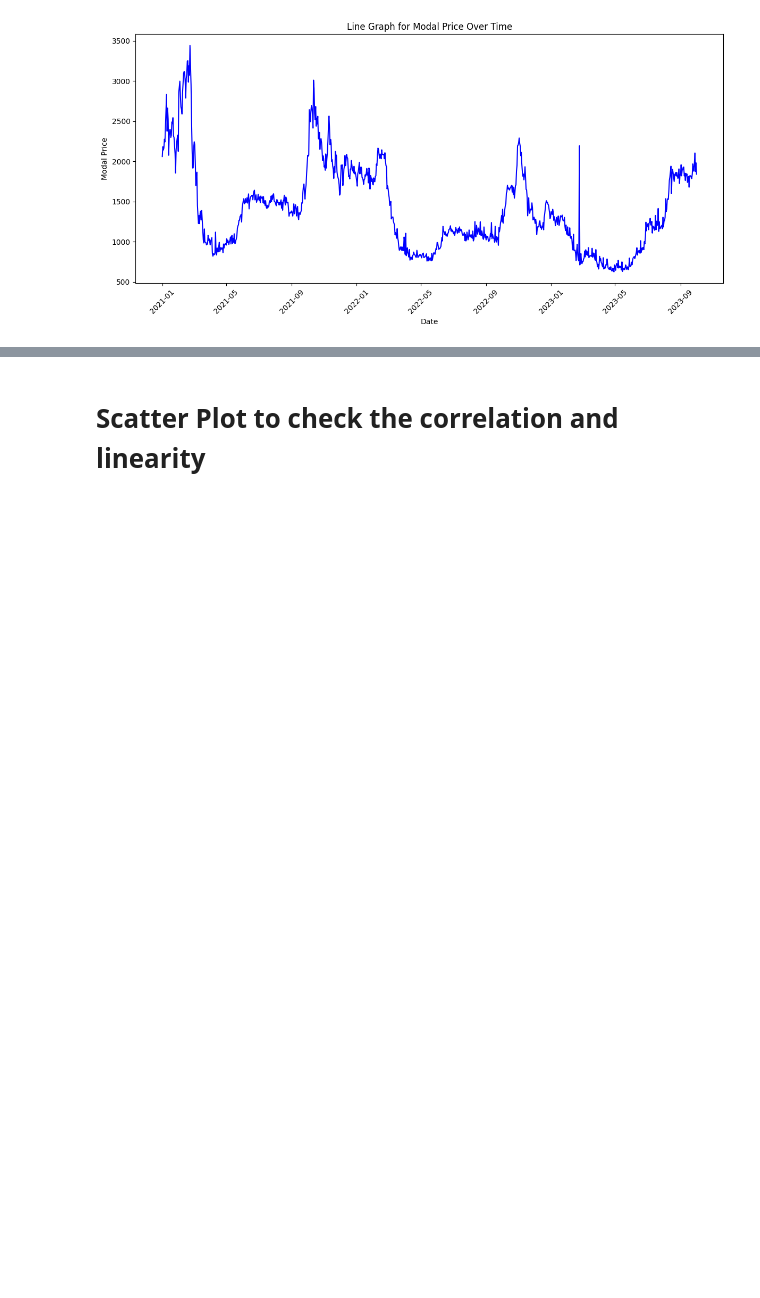
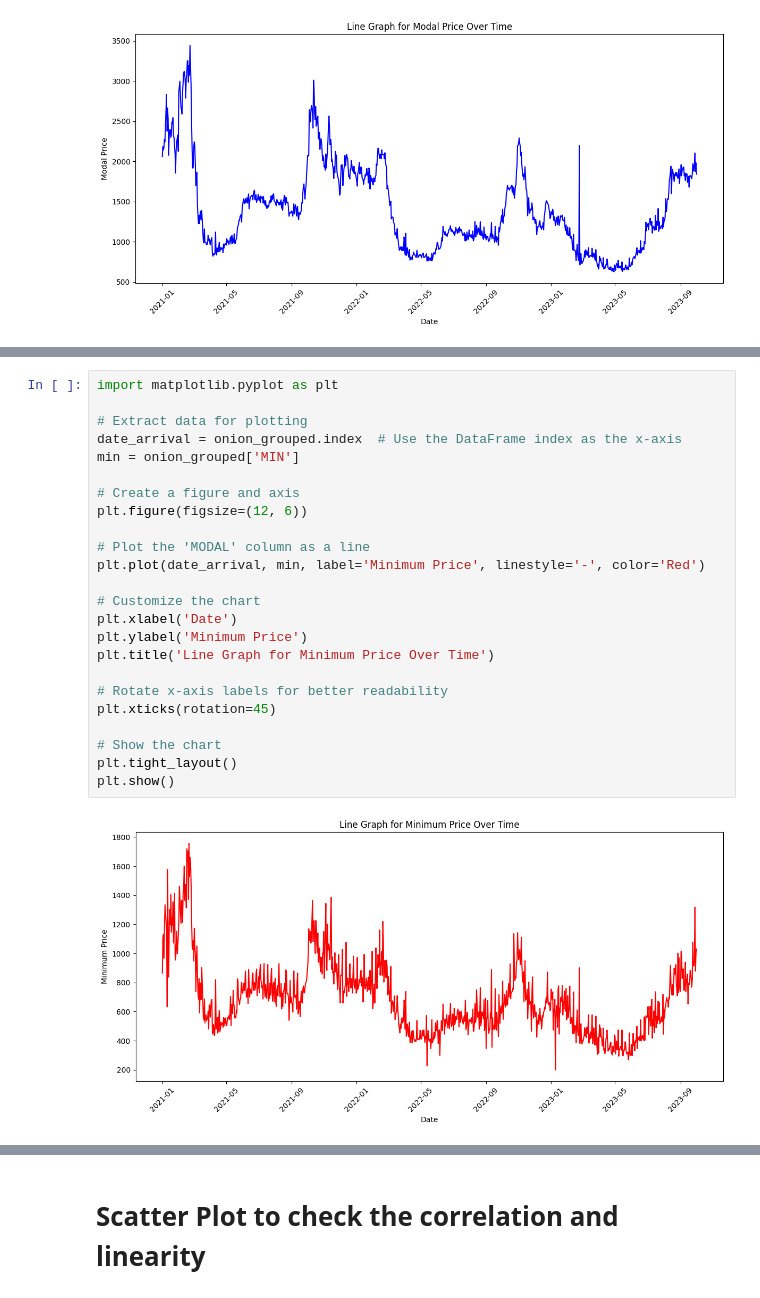
Before and after one commit to ajayt0m/Forecasting_Crop_Prices_Maharashtra, a Jupyter notebook: EDA2.ipynb, the cells around one changed output, grey strips where cells are left out. Cells and saved outputs as stored; diff of their text form; blank space fills up the shorter version.

```diff
--- a/EDA2.ipynb
+++ b/EDA2.ipynb
@@ -166,3 +166,29 @@ plt.tight_layout()
 plt.show()
 # %% [output]
 [figure]
+# %%
+import matplotlib.pyplot as plt
+
+# Extract data for plotting
+date_arrival = onion_grouped.index  # Use the DataFrame index as the x-axis
+min = onion_grouped['MIN']
+
+# Create a figure and axis
+plt.figure(figsize=(12, 6))
+
+# Plot the 'MODAL' column as a line
+plt.plot(date_arrival, min, label='Minimum Price', linestyle='-', color='Red')
+
+# Customize the chart
+plt.xlabel('Date')
+plt.ylabel('Minimum Price')
+plt.title('Line Graph for Minimum Price Over Time')
+
+# Rotate x-axis labels for better readability
+plt.xticks(rotation=45)
+
+# Show the chart
+plt.tight_layout()
+plt.show()
+# %% [output]
+[figure, added]
```
Also changed, not shown: parts of 30 cells of this notebook.
